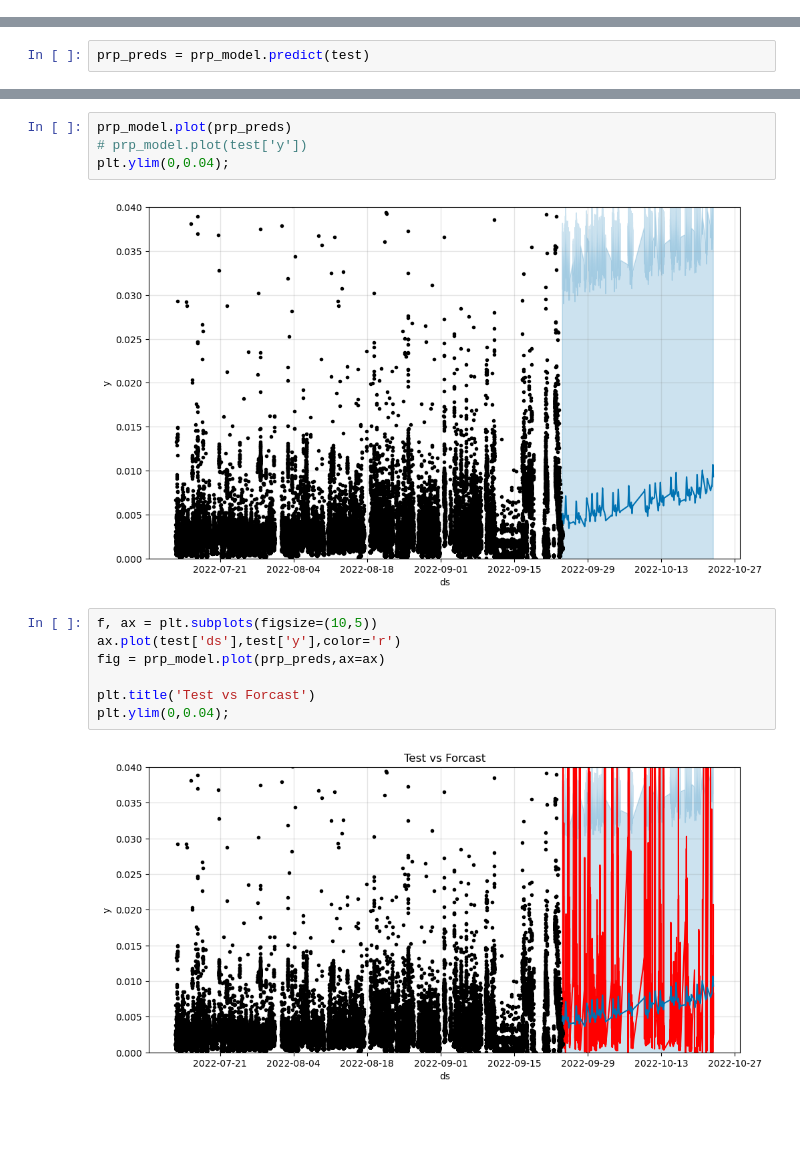
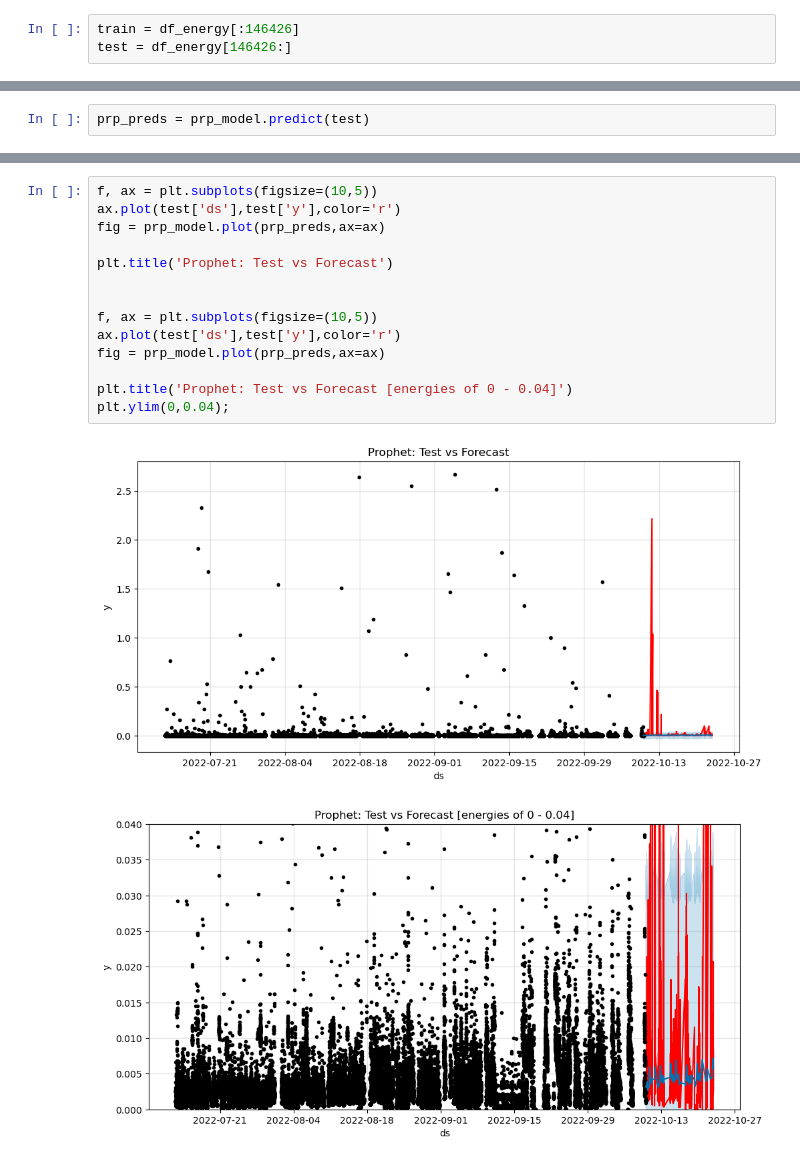
Before and after one commit to Oluwajuwon-O/project_notebooks, a Jupyter notebook: Forecasting/Comparing forecasts.ipynb, the cells around one changed output, grey strips where cells are left out. Drawn from its saved outputs; the diff is of its cells as text; blank space fills up the shorter version.

```diff
--- a/Forecasting/Comparing forecasts.ipynb
+++ b/Forecasting/Comparing forecasts.ipynb
@@ -540,3 +545,6 @@ test = df_energy[-test_size:]
+# %%
+train = df_energy[:146426]
+test = df_energy[146426:]
 # %%
 %%time
 prp_model.fit(train)
@@ -564,18 +573,20 @@ Name: yhat, Length: 32213, dtype: float64
-# %%
-prp_model.plot(prp_preds)
-# prp_model.plot(test['y'])
-plt.ylim(0,0.04);
-# %% [output]
-[figure, removed]
 # %%
 f, ax = plt.subplots(figsize=(10,5))
 ax.plot(test['ds'],test['y'],color='r')
 fig = prp_model.plot(prp_preds,ax=ax)
 
-plt.title('Test vs Forcast')
+plt.title('Prophet: Test vs Forecast')
+
+
+f, ax = plt.subplots(figsize=(10,5))
+ax.plot(test['ds'],test['y'],color='r')
+fig = prp_model.plot(prp_preds,ax=ax)
+
+plt.title('Prophet: Test vs Forecast [energies of 0 - 0.04]')
 plt.ylim(0,0.04);
 # %% [output]
-[figure, old version]
+[figure, new version]
+[figure, added]
 # %%
 pr_rmse = np.sqrt(mean_squared_error(test['y'],prp_preds['yhat']))
 pr_mae = mean_absolute_error(test['y'],prp_preds['yhat'])
```
Also changed, not shown: parts of 26 cells of this notebook, 6 other files.
